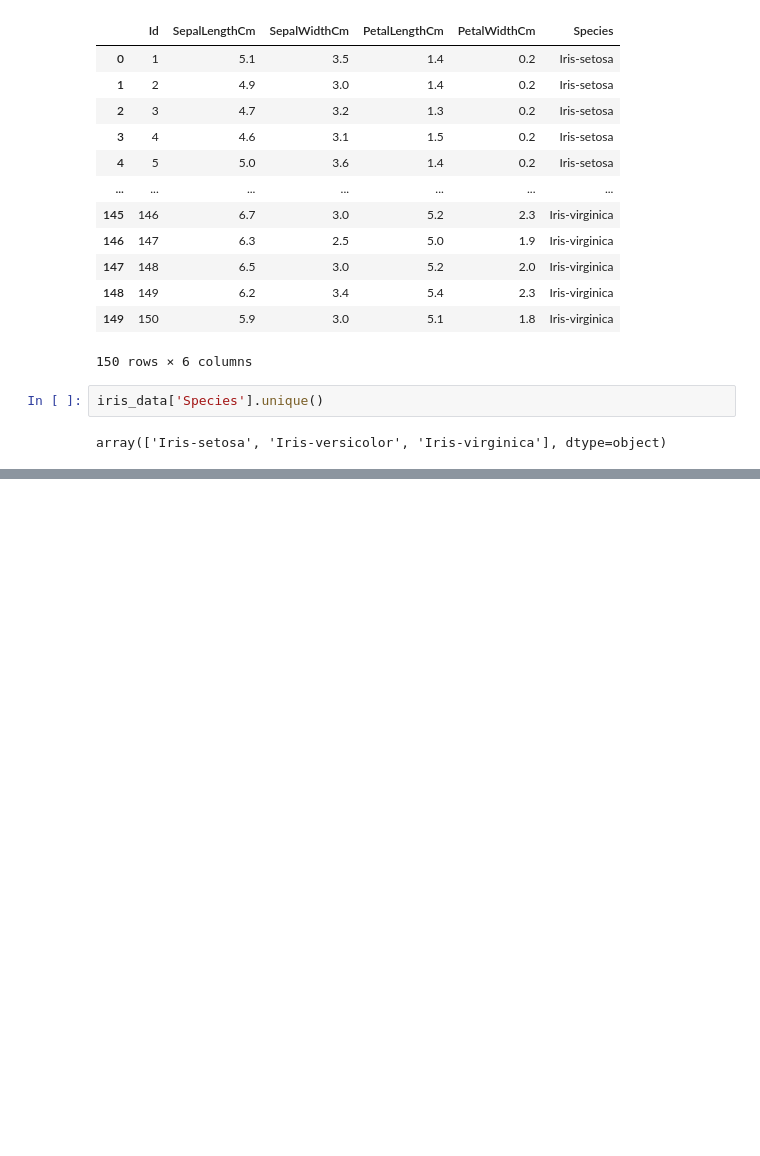
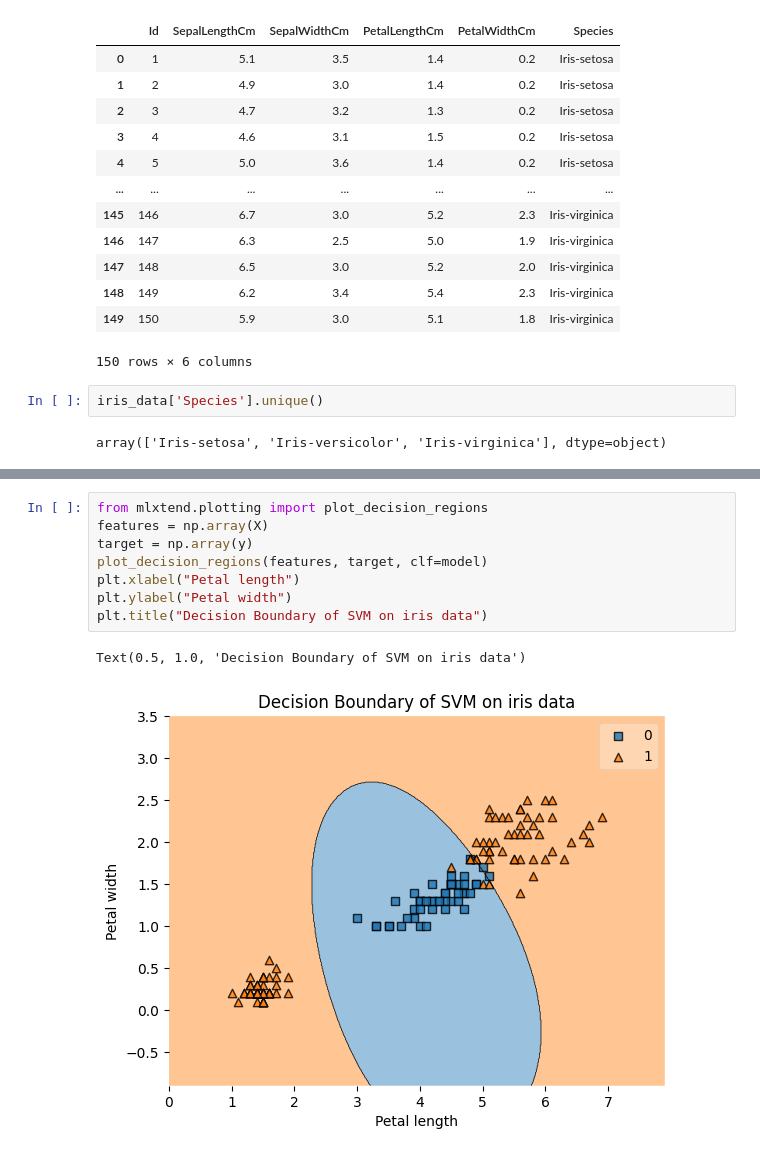
Before and after one commit to Rashmishah-99/ML-Practicals, a Jupyter notebook: Submission3.ipynb, the cells around one changed output, grey strips where cells are left out. Saved outputs shown, nothing was run; the diff lists cells and outputs as text; blank space fills up the shorter version.

```diff
--- a/Submission3.ipynb
+++ b/Submission3.ipynb
@@ -232,0 +267,11 @@ array(['Iris-setosa', 'Iris-versicolor', 'Iris-virginica'], dtype=object)
+# %%
+from mlxtend.plotting import plot_decision_regions
+features = np.array(X)
+target = np.array(y)
+plot_decision_regions(features, target, clf=model)
+plt.xlabel("Petal length")
+plt.ylabel("Petal width")
+plt.title("Decision Boundary of SVM on iris data")
+# %% [output]
+Text(0.5, 1.0, 'Decision Boundary of SVM on iris data')
+[figure, added]
```
Also changed, not shown: parts of 9 cells of this notebook.
